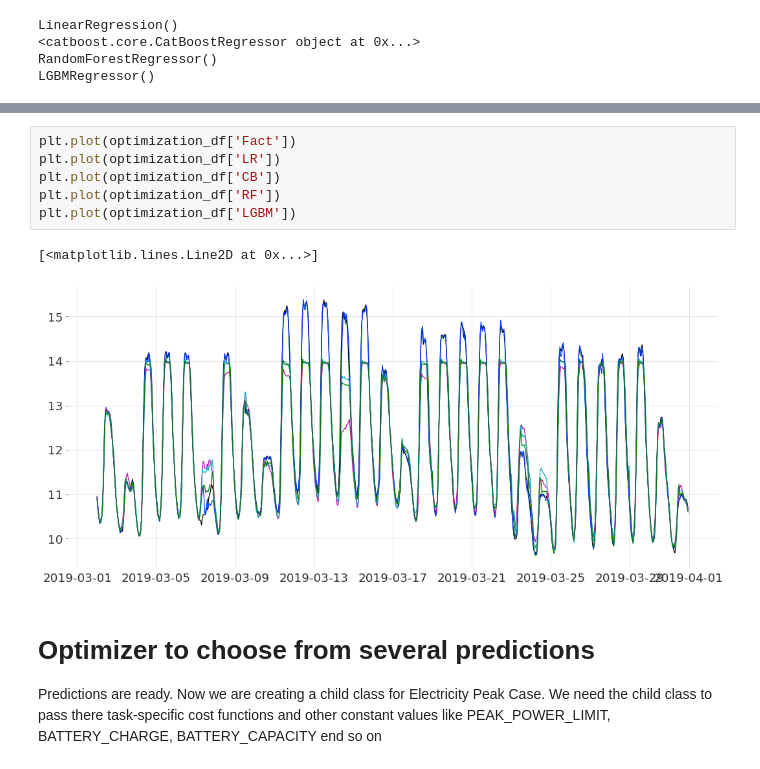
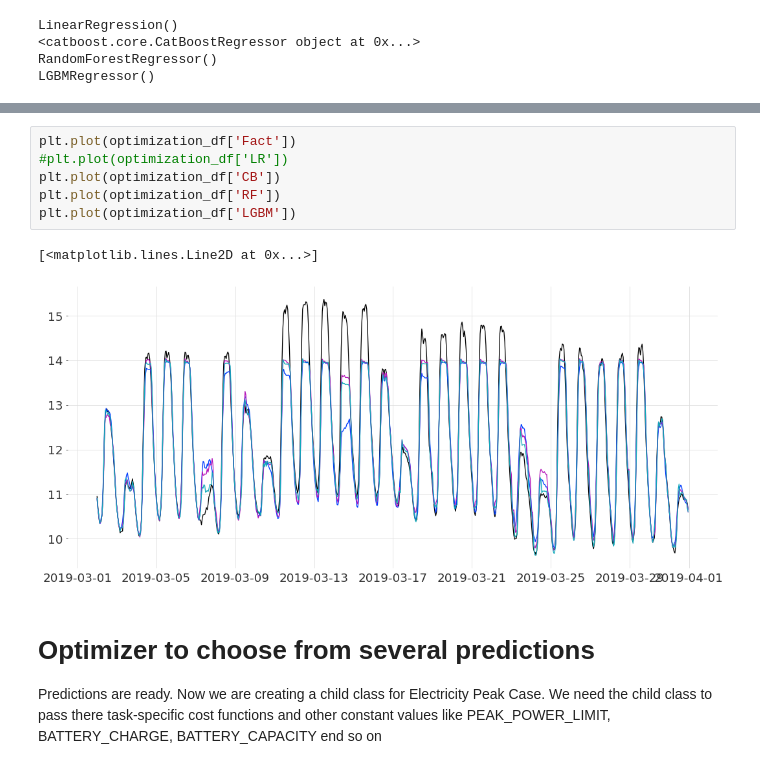
Before and after one commit to mariapaskevich/vof, a Jupyter notebook: Test_package.ipynb, the cells around one changed output, grey strips where cells are left out. Cells and saved outputs as stored; diff of their text form.

```diff
--- a/Test_package.ipynb
+++ b/Test_package.ipynb
@@ -133,13 +133,13 @@ INFO:numexpr.utils:NumExpr defaulting to 8 threads.
 720 rows × 5 columns
 # %%
 plt.plot(optimization_df['Fact'])
-plt.plot(optimization_df['LR'])
+#plt.plot(optimization_df['LR'])
 plt.plot(optimization_df['CB'])
 plt.plot(optimization_df['RF'])
 plt.plot(optimization_df['LGBM'])
 # %% [output]
 [<matplotlib.lines.Line2D at 0x...>]
-[figure, old version]
+[figure, new version]
 # %% [markdown]
 # Optimizer to choose from several predictions
 
```
Also changed, not shown: parts of 1 cell of this notebook, 7 other files.
